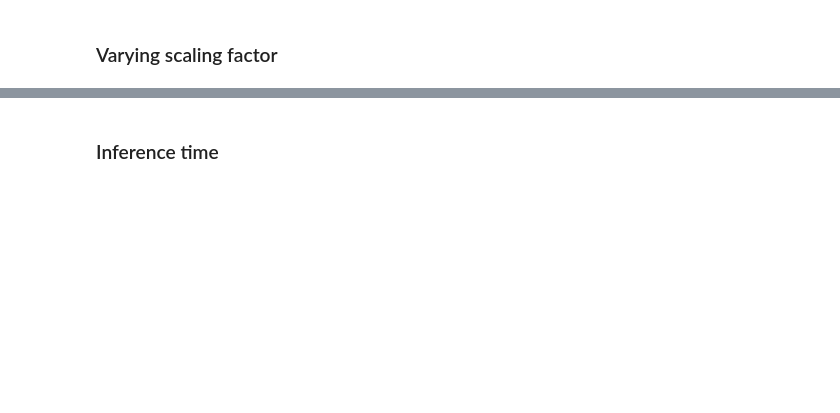
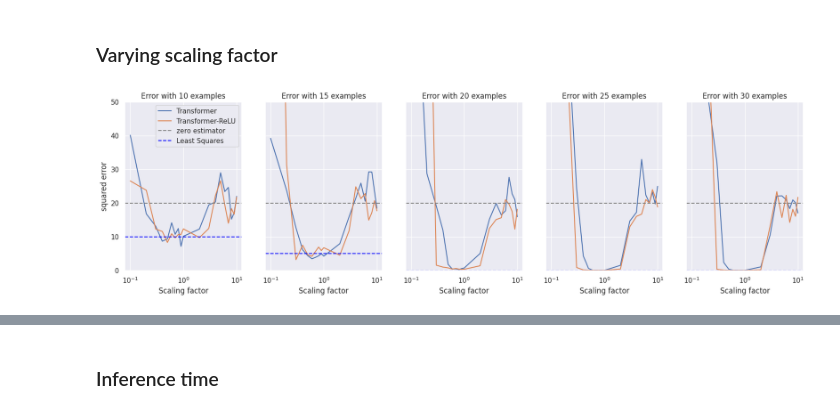
Before and after one commit to nelson-lojo/in-context-learning, a Jupyter notebook: src/eval.ipynb, the cells around one changed output, grey strips where cells are left out. Cells and saved outputs as stored; diff of their text form; code cells hidden in the pictures; blank space fills up the shorter version.

```diff
--- a/src/eval.ipynb
+++ b/src/eval.ipynb
@@ -5,12 +5,13 @@
 # %%
 import matplotlib.pyplot as plt
 import numpy as np
+import seaborn as sns
 
 import torch
 import os
 import pickle
 
-from typing import Union, Literal
+from typing import Union, Literal, Dict
 
 from eval import read_run_dir, get_err_from_run, compute_scaling_err, get_timed_err_from_run
 from plot_utils import plot_model_errs
@@ -19,7 +20,8 @@ from plot_utils import plot_model_errs
 %load_ext autoreload
 %autoreload 2
 
-# sns.set_theme('notebook', 'darkgrid')
-# palette = sns.color_palette('colorblind')
+
+sns.set_theme('notebook', 'darkgrid')
+palette = sns.color_palette('colorblind')
 
 run_dir = "../models"
@@ -140,31 +165,49 @@ plot_model_errs(
 ### Varying scaling factor
 # %%
 scales = np.concatenate((np.arange(0.1, 1, 0.1), np.arange(1, 11.)))
-vanil_scale_loss = compute_scaling_err("../models/linear_regression/pretrained", scales=scales)
-relu_scale_loss = compute_scaling_err(run_path, scales=scales)
+scaling_errs = {
+    row['model'] : compute_scaling_err(row['run_path'], scales=scales).mean(axis=1)
+    for _, row in models.iterrows()
+}
 # %%
 EXAMPLES = [10, 15, 20, 25, 30]
+
+normalize_err_to_baseline = True
 
 fig, ax = plt.subplots(1, len(EXAMPLES), sharey='all')
 fig.set_size_inches(20, 5)
 for i, ic_examples in enumerate(EXAMPLES):
-    relu_l = relu_scale_loss.swapaxes(-1, 0)[ic_examples]
-    vanil_l = vanil_scale_loss.swapaxes(-1, 0)[ic_examples]
-
-    ax[i].plot(scales, relu_l.mean(axis=0), label="ReLU")
-    ax[i].plot(scales, vanil_l.mean(axis=0), label="Vanilla")
+    for model, err in scaling_errs.items():
+        ys = err[:, ic_examples] / (scales ** 2) if normalize_err_to_baseline else err[:, ic_examples]
+        ax[i].plot(scales, ys, label=model)
 
     ax[i].set_title(f"Error with {ic_examples} examples")
     ax[i].set_xscale('log')
     ax[i].set_xlabel("Scaling factor")
     ax[i].set_ylim(0, 50)
-    ax[i].axhline(20, ls="--", color="gray", label="zero estimator")
-    ax[i].axhline(least_sq_loss[ic_examples], ls="--", color="blue", label="Least Squares Estimate")
+
+    # np.array(scales) ** 2
+    naive = naives[task]
+    optim = optimals[task]["error"][ic_examples]
+    if normalize_err_to_baseline:
+        ax[i].axhline(naive, ls="--", color="gray", label="zero estimator")
+        ax[i].axhline(optim, ls="--", color="blue", label=optimals[task]["label"])
+    else:
+        ax[i].set_yscale('log')
+
+        naive *= scales ** 2
+        optim *= scales ** 2
+
+        ax[i].plot(naive, ls="--", color="gray", label="zero estimator")
+        ax[i].plot(optim, ls="--", color="blue", label=optimals[task]["label"])
+
     if i == 0:
         ax[i].set_ylabel("squared error")
 
-    if i == len(EXAMPLES) - 1:
+    if i == 0:#len(EXAMPLES) - 1:
         ax[i].legend()
 
 fig.show()
+# %% [output]
+[figure, added]
 # %%
```
Also changed, not shown: parts of 11 cells of this notebook.
